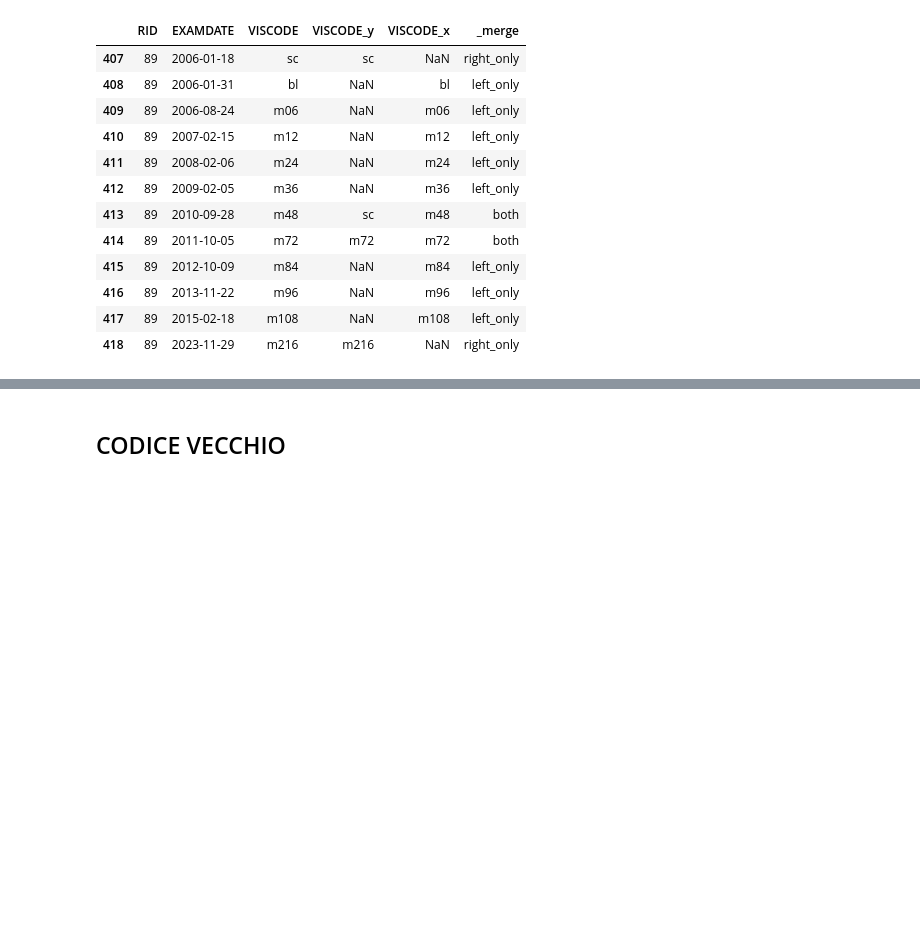
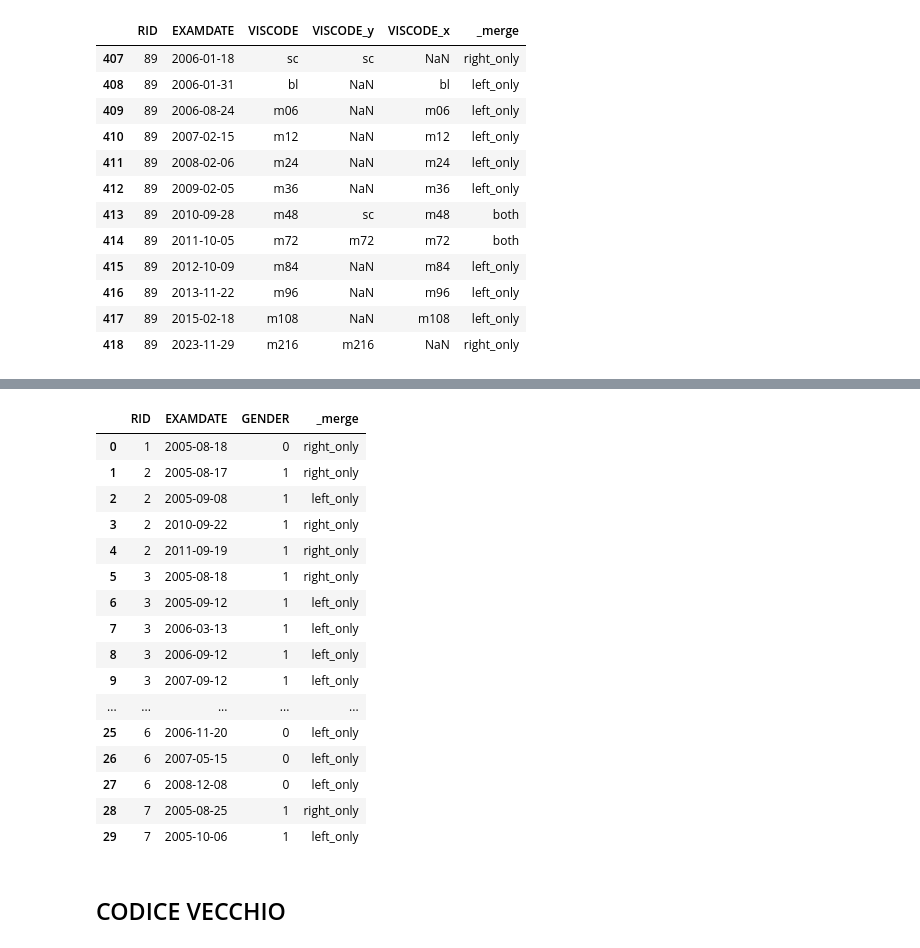
Before and after one commit to RossanaFacchin/DataCleaning, a Jupyter notebook: visualizzazione_dati_test.ipynb, the cells around one changed output, grey strips where cells are left out. Saved outputs shown, nothing was run; the diff lists cells and outputs as text; code cells hidden in the pictures; blank space fills up the shorter version.

```diff
--- a/visualizzazione_dati_test.ipynb
+++ b/visualizzazione_dati_test.ipynb
@@ -595,0 +616,4 @@ merged[merged["RID"] == 89][display_cols].head(20)
+# %%
+# --- 1. Coalesce delle coppie _x/_y ---
+merged["GENDER_0"] = merged["GENDER_0_x"].combine_first(merged["GENDER_0_y"])
+merged["GENDER_1"] = merged["GENDER_1_x"].combine_first(merged["GENDER_1_y"])
@@ -596,3 +629,36 @@ merged[merged["RID"] == 89][display_cols].head(20)
+# %%
+# --- 3. Ricostruzione della variabile categorica GENDER ---
+merged["GENDER"] = None
+merged.loc[merged["GENDER_0"] == 1, "GENDER"] = 0
+merged.loc[merged["GENDER_1"] == 1, "GENDER"] = 1
+# %%
+# --- 4. Rimozione delle colonne intermedie ---
+merged = merged.drop(columns=[
+    "GENDER_0_x", "GENDER_0_y",
+    "GENDER_1_x", "GENDER_1_y",
+    "GENDER_0", "GENDER_1"
+])
+# %%
+display_cols = ['RID', 'EXAMDATE','GENDER', '_merge']
+merged[display_cols].head(30)
+# %% [output]
+|  | RID | EXAMDATE | GENDER | _merge |
+| 0 | 1 | 2005-08-18 | 0 | right_only |
+| 1 | 2 | 2005-08-17 | 1 | right_only |
+| 2 | 2 | 2005-09-08 | 1 | left_only |
+| 3 | 2 | 2010-09-22 | 1 | right_only |
+| 4 | 2 | 2011-09-19 | 1 | right_only |
+| 5 | 3 | 2005-08-18 | 1 | right_only |
+| 6 | 3 | 2005-09-12 | 1 | left_only |
+| 7 | 3 | 2006-03-13 | 1 | left_only |
+| 8 | 3 | 2006-09-12 | 1 | left_only |
+| 9 | 3 | 2007-09-12 | 1 | left_only |
+| ... | ... | ... | ... | ... |
+| 25 | 6 | 2006-11-20 | 0 | left_only |
+| 26 | 6 | 2007-05-15 | 0 | left_only |
+| 27 | 6 | 2008-12-08 | 0 | left_only |
+| 28 | 7 | 2005-08-25 | 1 | right_only |
+| 29 | 7 | 2005-10-06 | 1 | left_only |
 # %% [markdown]
 CODICE VECCHIO
 ----------------------------------------------------------------------------------------------------------
```
Also changed, not shown: parts of 5 cells of this notebook.
